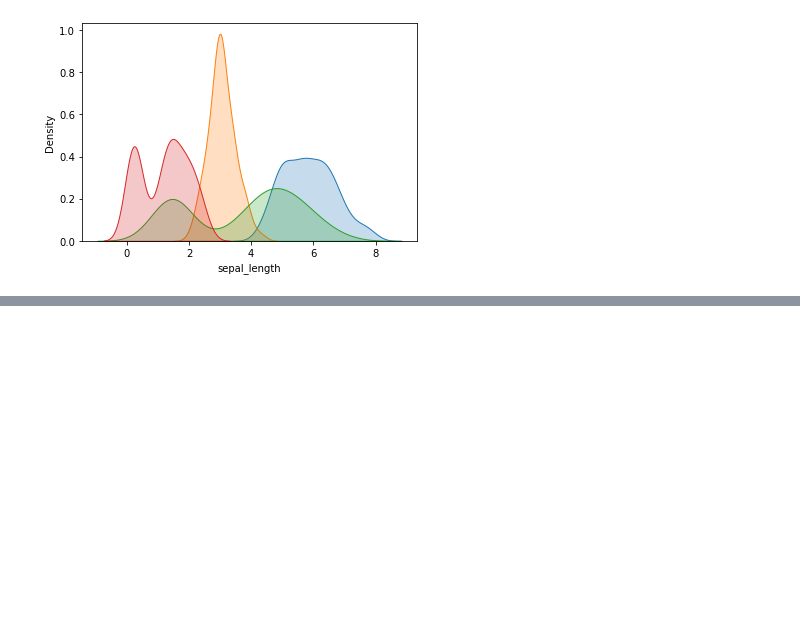
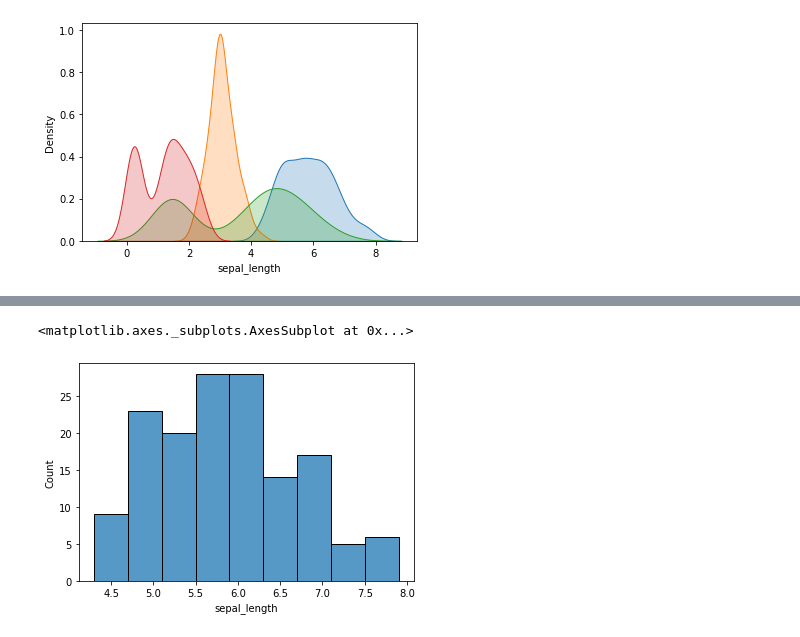
Before and after one commit to omonuj/Python-for-data-science, a Jupyter notebook: Seaborn-TL.ipynb, the cells around one changed output, grey strips where cells are left out. Saved outputs shown, nothing was run; the diff lists cells and outputs as text; code cells hidden in the pictures; blank space fills up the shorter version.

```diff
--- a/Seaborn-TL.ipynb
+++ b/Seaborn-TL.ipynb
@@ -109,0 +117,5 @@ for col in ['sepal_length', 'sepal_width', 'petal_length', 'petal_width']:
+# %%
+sns.histplot(df['sepal_length'])
+# %% [output]
+<matplotlib.axes._subplots.AxesSubplot at 0x...>
+[figure, added]
```
Also changed, not shown: parts of 4 cells of this notebook.
